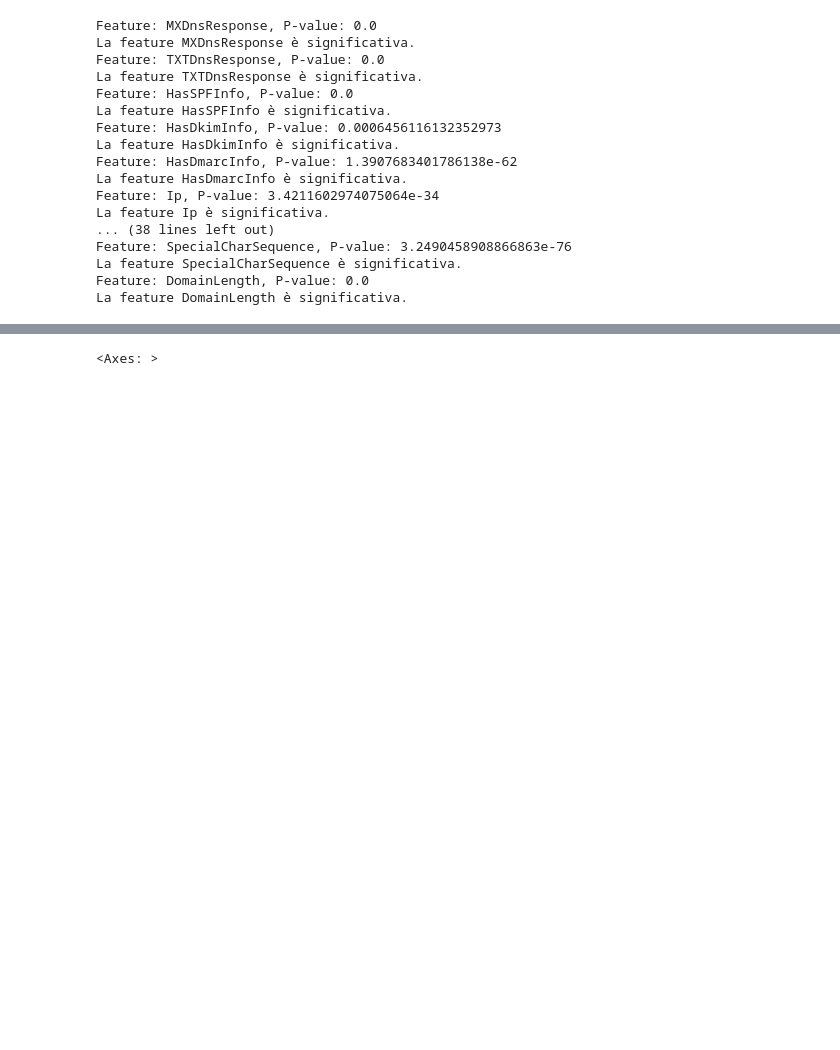
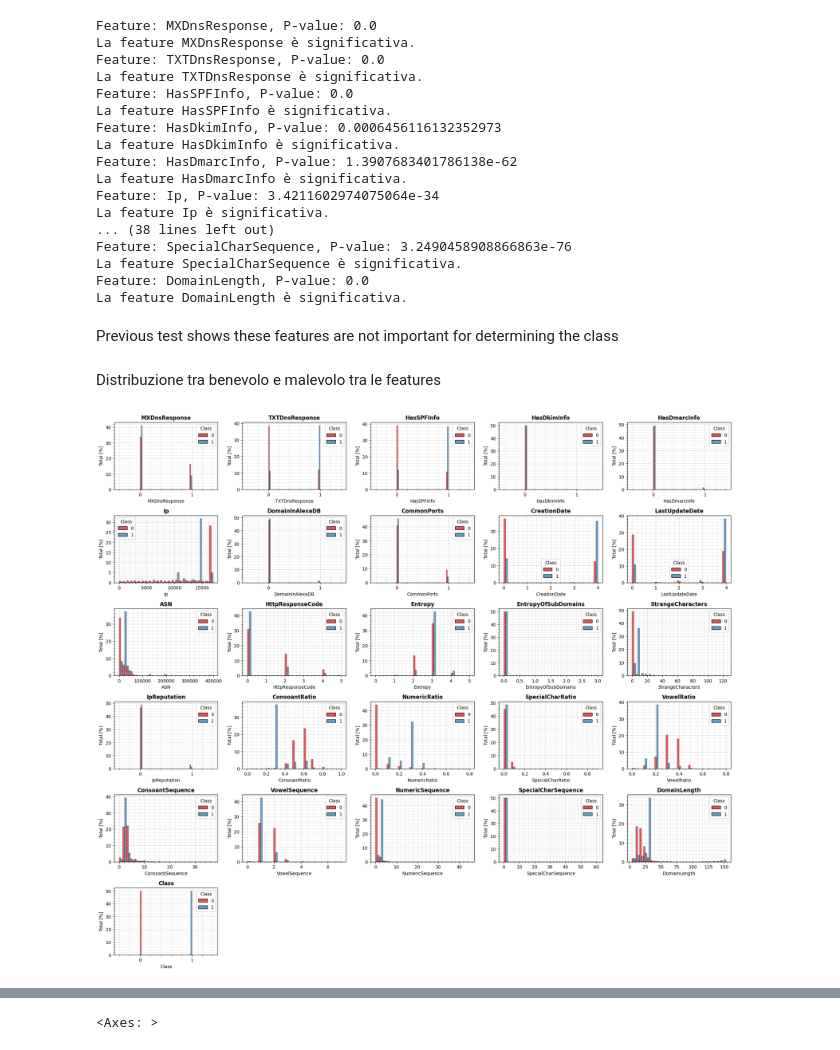
Before and after one commit to matteoturnu/NetSecProject, a Jupyter notebook: NetSec_Project.ipynb, the cells around one changed output, grey strips where cells are left out. Saved outputs shown, nothing was run; the diff lists cells and outputs as text; code cells hidden in the pictures; blank space fills up the shorter version.

```diff
--- a/NetSec_Project.ipynb
+++ b/NetSec_Project.ipynb
@@ -164,3 +60,5 @@ Feature: SpecialCharSequence, P-value: 3.2490458908866863e-76
 La feature SpecialCharSequence è significativa.
 Feature: DomainLength, P-value: 0.0
 La feature DomainLength è significativa.
+# %% [markdown]
+Previous test shows these features are not important for determining the class
@@ -166,0 +67,30 @@ La feature DomainLength è significativa.
+# %% [markdown]
+Distribuzione tra benevolo e malevolo tra le features
+# %%
+import matplotlib.pyplot as plt
+import seaborn as sns
+
+# Crea una figura con sottotrame per ciascuna feature
+plt.figure(figsize=(20, 20))
+
+# Cicla attraverso le feature finali
+for i, feature in enumerate(new_numeric_dataset, 1):
+    plt.subplot(7, 5, i)
+    plot = sns.histplot(data=traffic_df, x=feature, hue='Class', multiple='dodge', palette='Set1', bins=25, stat='percent')
+
+    if traffic_df[feature].nunique() == 2:  # Controlla se la feature ha solo 2 valori (booleano)
+        plt.xticks([0, 1])
+        plt.xlim(-0.5, 1.5)
+
+    plt.title(f'{feature}', fontweight='bold')
+    plt.ylabel('Total [%]')
+
+    plt.grid(True, which='both', linestyle='--', linewidth=0.5)
+    plt.minorticks_on()
+    plt.grid(True, which='minor', linestyle=':', linewidth=0.5)
+
+# Mostra la figura
+plt.tight_layout()
+plt.show()
+# %% [output]
+[figure, added]
```
Also changed, not shown: parts of 28 cells of this notebook.
